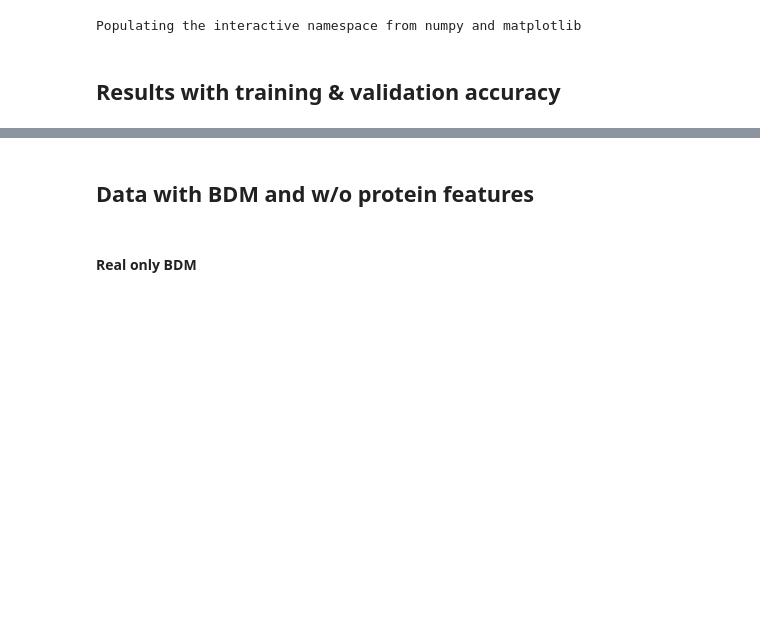
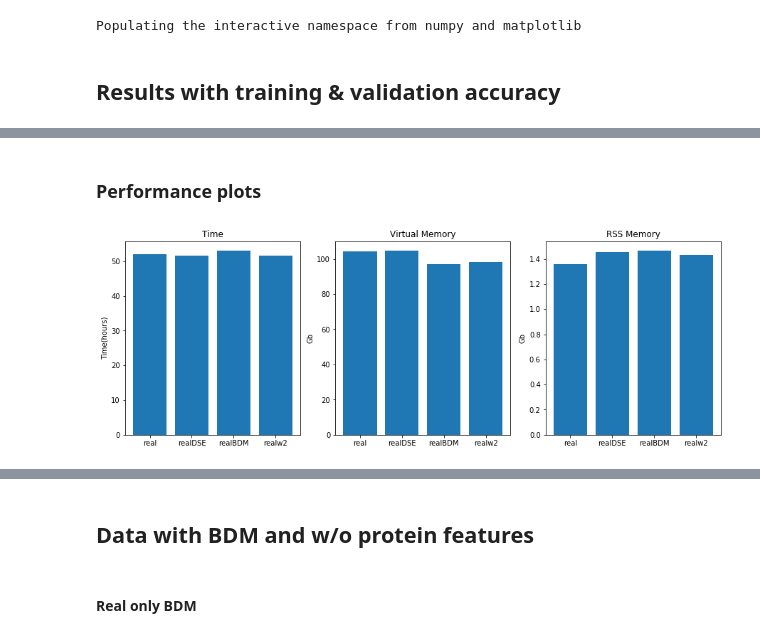
Before and after one commit to diitaz93/Master-Thesis, a Jupyter notebook: training_results.ipynb, the cells around one changed output, grey strips where cells are left out. Cells and saved outputs as stored; diff of their text form; code cells hidden in the pictures; blank space fills up the shorter version.

```diff
--- a/training_results.ipynb
+++ b/training_results.ipynb
@@ -20,0 +31,4 @@ Populating the interactive namespace from numpy and matplotlib
+# %%
+data = np.zeros([epochs,n_ses,4,n_sims])
+test_data = np.zeros([n_ses,3,n_sims])
+performance = np.zeros([3,n_sims])
@@ -72,0 +139,17 @@ show()
+# %%
+filename = './results_training/TRAIN_real_BDM_DSE_9688_genes_16266_drugs_627_se_6_epochs_50_h1_64_h2_32_lr_0.001_dropout_0.1'
+with open(filename, 'rb') as f:
+    DS = pickle.load(f)
+    for key in DS.keys():
+        globals()[key]=DS[key]
+        print(key,"Imported successfully")
+print('\n')
+data[:,:,0,3] = val_auc.transpose()
+data[:,:,1,3] = val_auprc.transpose()
+data[:,:,2,3] = val_acc
+data[:,:,3,3] = train_acc
+test_data[:,:,3] = test_scores
+performance[:,3] = time, vms, rss
+print('Total Time:',datetime.timedelta(seconds=time))
+print('Virtual Memory:',vms*1e-9,'Gb')
+print('RSS Memory:',rss*1e-9,'Gb')
@@ -72,0 +171,26 @@ show()
+# %% [markdown]
+### Performance plots
+# %%
+x = np.arange(4)+1
+figure(figsize=[15,5])
+ax1=subplot(1,3,1)
+bar(x,performance[0,:]/3600)
+ylabel('Time(hours)')
+title('Time')
+ax1.set_xticks(x)
+ax1.set_xticklabels(sims)
+ax2=subplot(1,3,2)
+bar(x,performance[1,:]*1e-9)
+ylabel('Gb')
+title('Virtual Memory')
+ax2.set_xticks(x)
+ax2.set_xticklabels(sims)
+ax3=subplot(1,3,3)
+bar(x,performance[2,:]*1e-9)
+ylabel('Gb')
+title('RSS Memory')
+ax3.set_xticks(x)
+ax3.set_xticklabels(sims)
+show()
+# %% [output]
+[figure, added]
```
Also changed, not shown: parts of 23 cells of this notebook, 8 other files.
